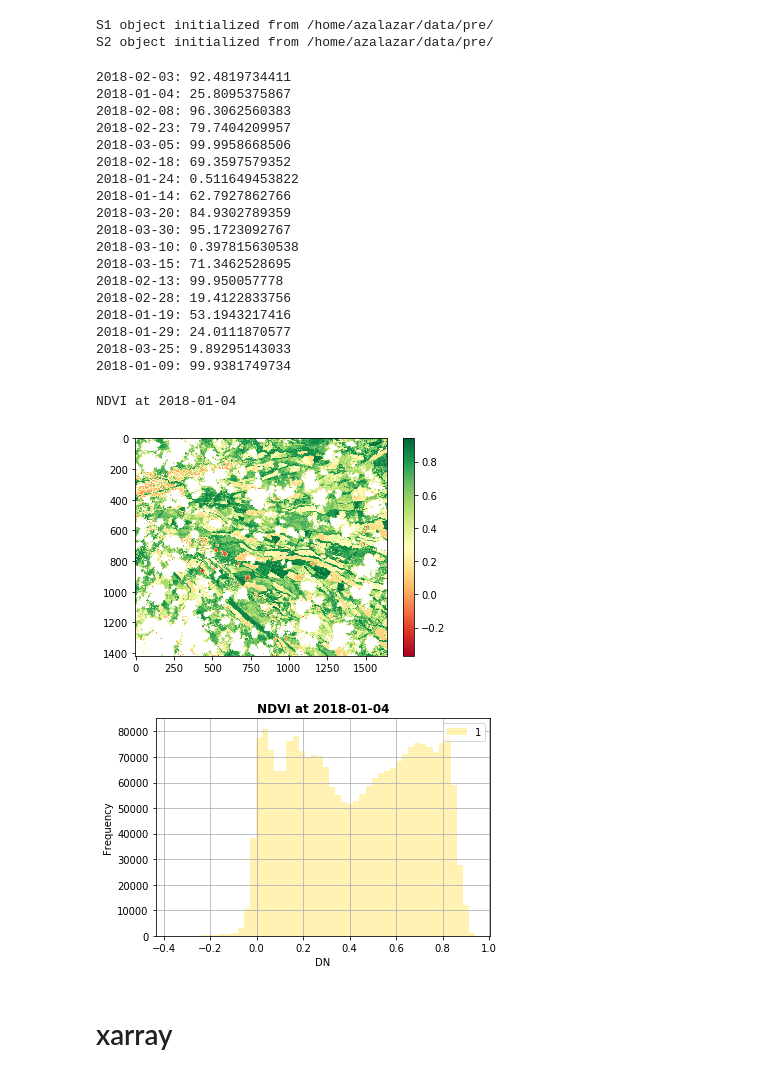
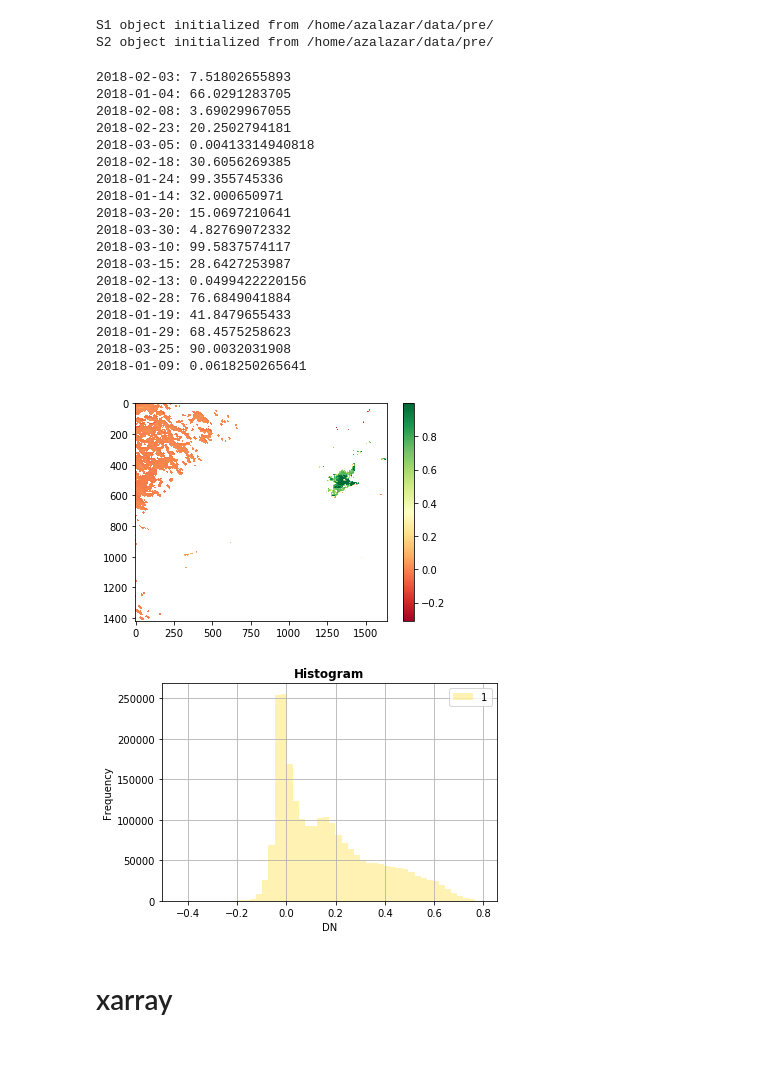
Before and after one commit to alexsalr/ciat_monitor_crops, a Jupyter notebook: Load&Analysis_test.ipynb, the cells around one changed output. Cells and saved outputs as stored; diff of their text form; code cells hidden in the pictures.

Commit message:
Fully functional Xarray build from S1-S2

```diff
--- a/Load&Analysis_test.ipynb
+++ b/Load&Analysis_test.ipynb
@@ -249,6 +247,6 @@ class S2TempStack(eoTempStack):
 # %%
-radar = S1TempStack('/home/azalazar/data/pre/', '/home/azalazar/data/pre/stacks/', 'S1')
-optical = S2TempStack('/home/azalazar/data/pre/', '/home/azalazar/data/pre/stacks/', 'S2')
+radar = S1TempStack('/home/azalazar/data/pre/', '/home/azalazar/data/pre/stacks/')
+optical = S2TempStack('/home/azalazar/data/pre/', '/home/azalazar/data/pre/stacks/')
 # %% [output]
 S1 object initialized from /home/azalazar/data/pre/
 S2 object initialized from /home/azalazar/data/pre/
@@ -256,0 +256,3 @@ optical.calcBand('NDVI')
+# %%
+optical_array = optical.getXarray()
+radar_array = radar.getXarray()
@@ -257,30 +262,25 @@ optical.calcBand('NDVI')
 # %%
-#sentinel_optical.getTempData()
-#radar.getStackLoc()
-#print('\n'.join('{}: {}'.format(*k) for k in enumerate(lst)))
-
 date = optical.getTempData('NDVI')
-cloud = list(map(lambda x: x*100, optical.calcCloudCover()))
-
+cloud = list(map(lambda x: x*100, optical.calcQualityPixels()))
 for idx, val in enumerate(date):
         print('{}: {}'.format(val, cloud[idx]))
 # %% [output]
-2018-02-03: 92.4819734411
-2018-01-04: 25.8095375867
-2018-02-08: 96.3062560383
-2018-02-23: 79.7404209957
-2018-03-05: 99.9958668506
-2018-02-18: 69.3597579352
-2018-01-24: 0.511649453822
-2018-01-14: 62.7927862766
-2018-03-20: 84.9302789359
-2018-03-30: 95.1723092767
-2018-03-10: 0.397815630538
-2018-03-15: 71.3462528695
-2018-02-13: 99.950057778
-2018-02-28: 19.4122833756
-2018-01-19: 53.1943217416
-2018-01-29: 24.0111870577
-2018-03-25: 9.89295143033
-2018-01-09: 99.9381749734
+2018-02-03: 7.51802655893
+2018-01-04: 66.0291283705
+2018-02-08: 3.69029967055
+2018-02-23: 20.2502794181
+2018-03-05: 0.00413314940818
+2018-02-18: 30.6056269385
+2018-01-24: 99.355745336
+2018-01-14: 32.000650971
+2018-03-20: 15.0697210641
+2018-03-30: 4.82769072332
+2018-03-10: 99.5837574117
+2018-03-15: 28.6427253987
+2018-02-13: 0.0499422220156
+2018-02-28: 76.6849041884
+2018-01-19: 41.8479655433
+2018-01-29: 68.4575258623
+2018-03-25: 90.0032031908
+2018-01-09: 0.0618250265641
 # %%
@@ -288,24 +288,23 @@ imindex = 1
 # %%
 from matplotlib import pyplot
 from rasterio.plot import show_hist
+imindex = 0
+#ndvi = optical.getMaskedBand('NDVI', tempid=imindex)
 
-ndvi = sentinel_optical.getMaskedBand('NDVI', index=imindex)
-infor = sentinel_optical.getTags('NDVI', index=imindex)
+ndvi = optical_array
 
-print('{} at {}'.format(infor['band_name'], infor['image_date']))
+#print('{} at {}'.format(infor['band_name'], infor['image_date']))
 pyplot.imshow(ndvi, cmap='RdYlGn')
 pyplot.colorbar()
 pyplot.show()
 # %% [output]
-NDVI at 2018-01-04
-[figure, old version]
+[figure, new version]
 # %%
 from rasterio.plot import show_hist
 
-show_hist(ndvi, bins=50, lw=0.0, stacked=False, alpha=0.3, histtype='stepfilled',
-          title='{} at {}'.format(infor['band_name'], infor['image_date']))
+show_hist(ndvi, bins=50, lw=0.0, stacked=False, alpha=0.3, histtype='stepfilled')
 # %% [output]
-[figure, old version]
+[figure, new version]
 # %%
 ## for mosaicing, a possible approach is gdalbuildvrt
 # %% [markdown]
```
Also changed, not shown: parts of 21 cells of this notebook, 3 other files.
